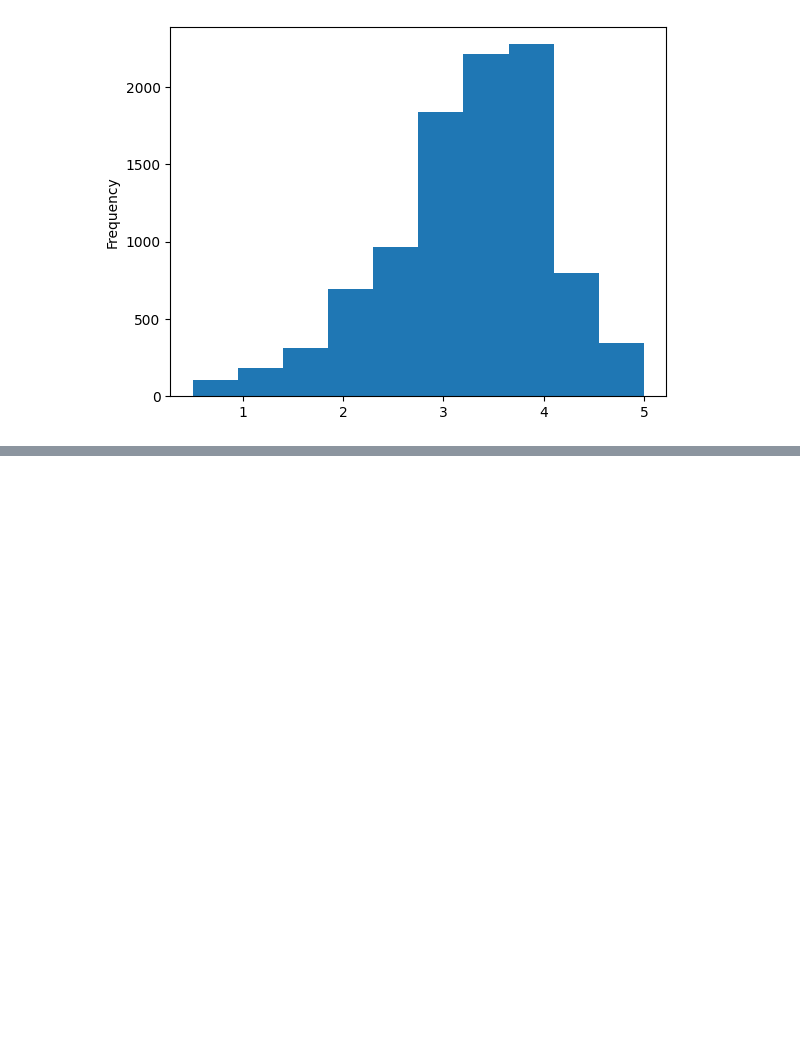
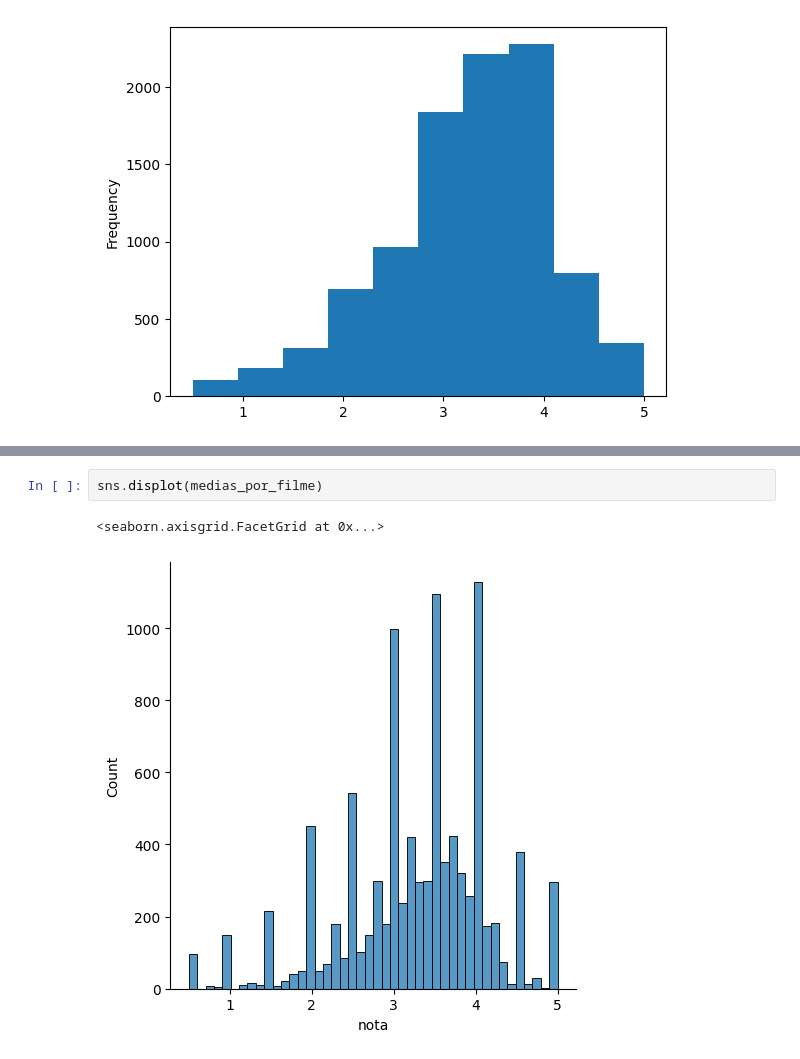
Before and after one commit to juliogazoli/alura-data-science-python-analise-exploratoria, a Jupyter notebook: introducao_a_data_science.ipynb, the cells around one changed output, grey strips where cells are left out. Saved outputs shown, nothing was run; the diff lists cells and outputs as text; blank space fills up the shorter version.

```diff
--- a/introducao_a_data_science.ipynb
+++ b/introducao_a_data_science.ipynb
@@ -157,0 +163,5 @@ medias_por_filme.plot(kind='hist')
+# %%
+sns.displot(medias_por_filme)
+# %% [output]
+<seaborn.axisgrid.FacetGrid at 0x...>
+[figure, added]
```
Also changed, not shown: parts of 3 cells of this notebook.
